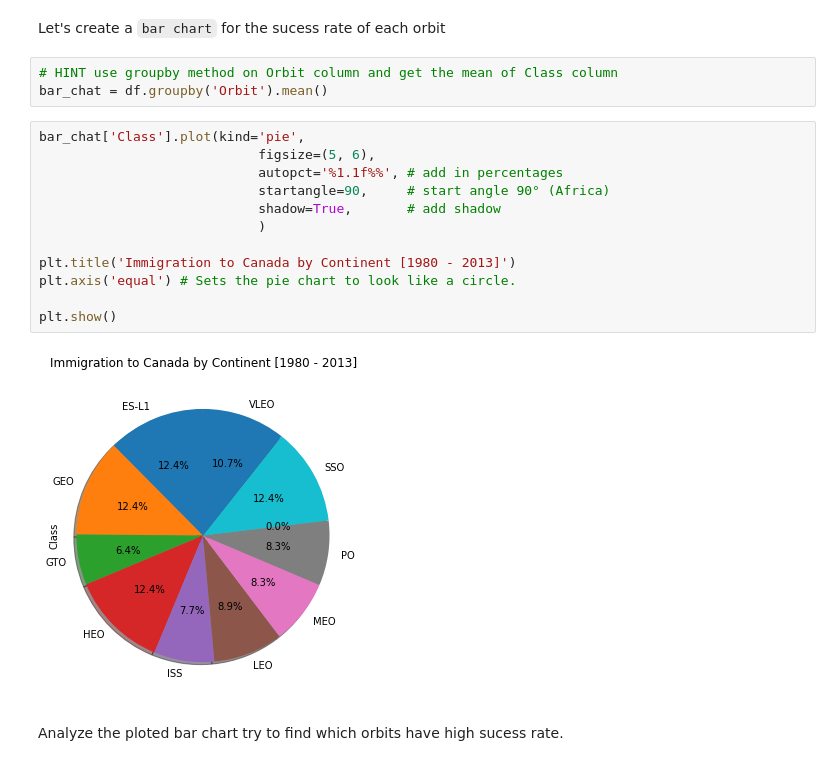
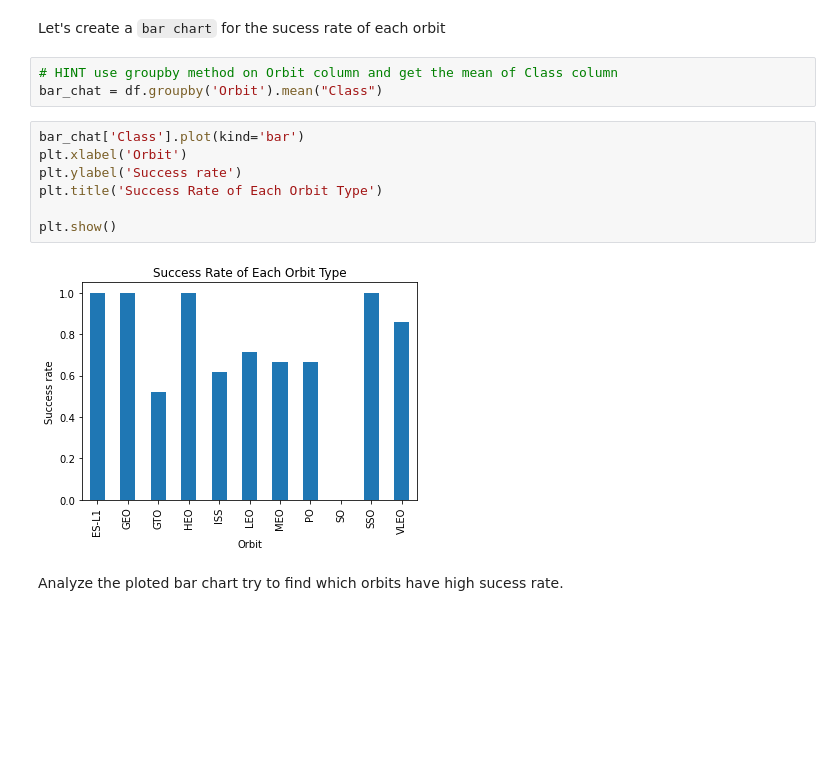
Before and after one commit to Jingyao711/testrepo, a Jupyter notebook: the EDA with Visualization lab.ipynb, the cells around one changed output. Cells and saved outputs as stored; diff of their text form; blank space fills up the shorter version.

```diff
--- a/the EDA with Visualization lab.ipynb
+++ b/the EDA with Visualization lab.ipynb
@@ -114,21 +114,16 @@ Next, we want to visually check if there are any relationship between success ra
 Let's create a `bar chart` for the sucess rate of each orbit
 # %%
 # HINT use groupby method on Orbit column and get the mean of Class column
-bar_chat = df.groupby('Orbit').mean()
+bar_chat = df.groupby('Orbit').mean("Class")
-# %%
-bar_chat['Class'].plot(kind='pie',
-                            figsize=(5, 6),
-                            autopct='%1.1f%%', # add in percentages
-                            startangle=90,     # start angle 90° (Africa)
-                            shadow=True,       # add shadow
-                            )
-
-plt.title('Immigration to Canada by Continent [1980 - 2013]')
-plt.axis('equal') # Sets the pie chart to look like a circle.
-
-plt.show()
-# %% [output]
-[figure, removed]
+# %%
+bar_chat['Class'].plot(kind='bar')
+plt.xlabel('Orbit')
+plt.ylabel('Success rate')
+plt.title('Success Rate of Each Orbit Type')
+
+plt.show()
+# %% [output]
+[figure, added]
 # %% [markdown]
 Analyze the ploted bar chart try to find which orbits have high sucess rate.
 # %% [markdown]
```
Also changed, not shown: parts of 5 cells of this notebook.
